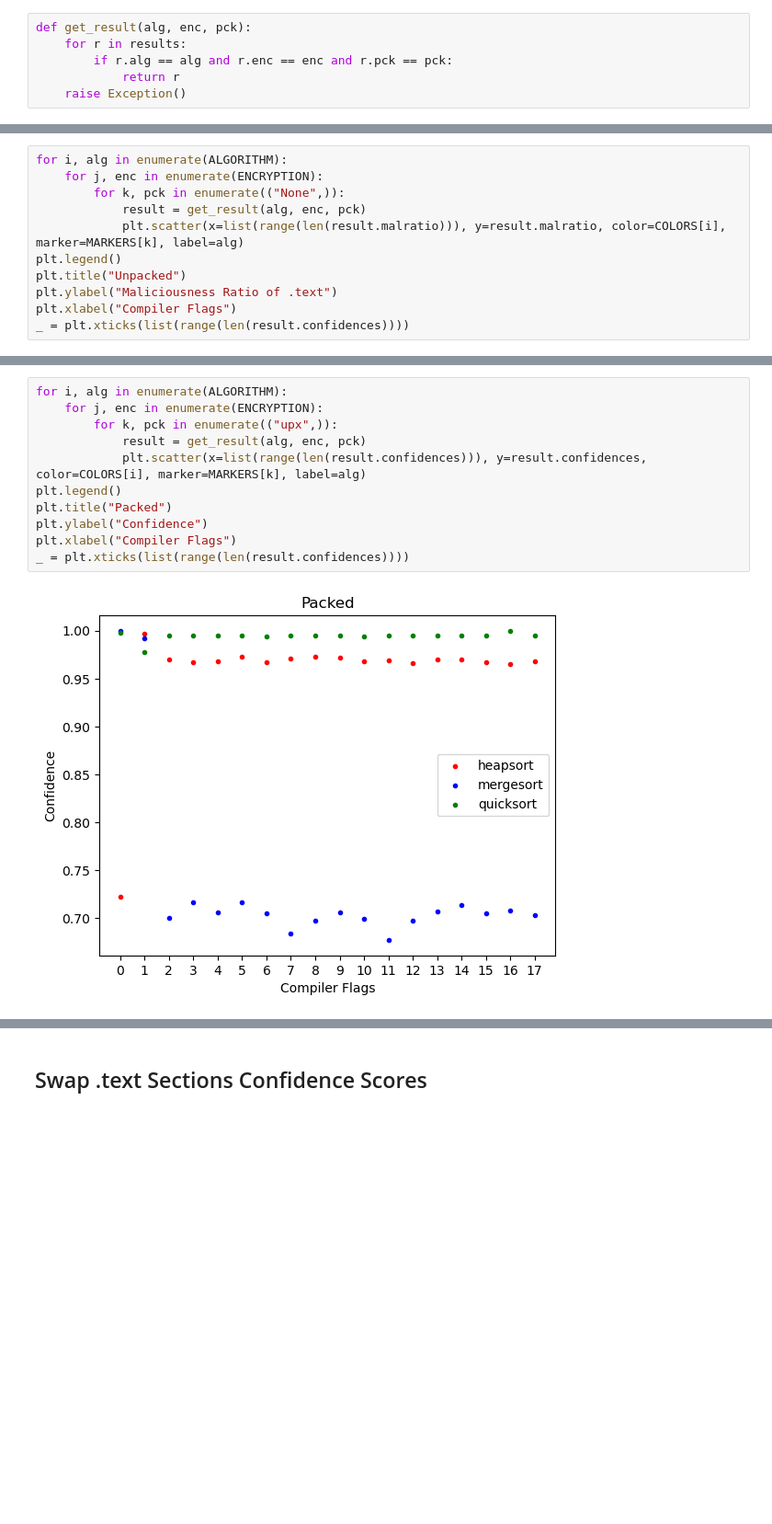
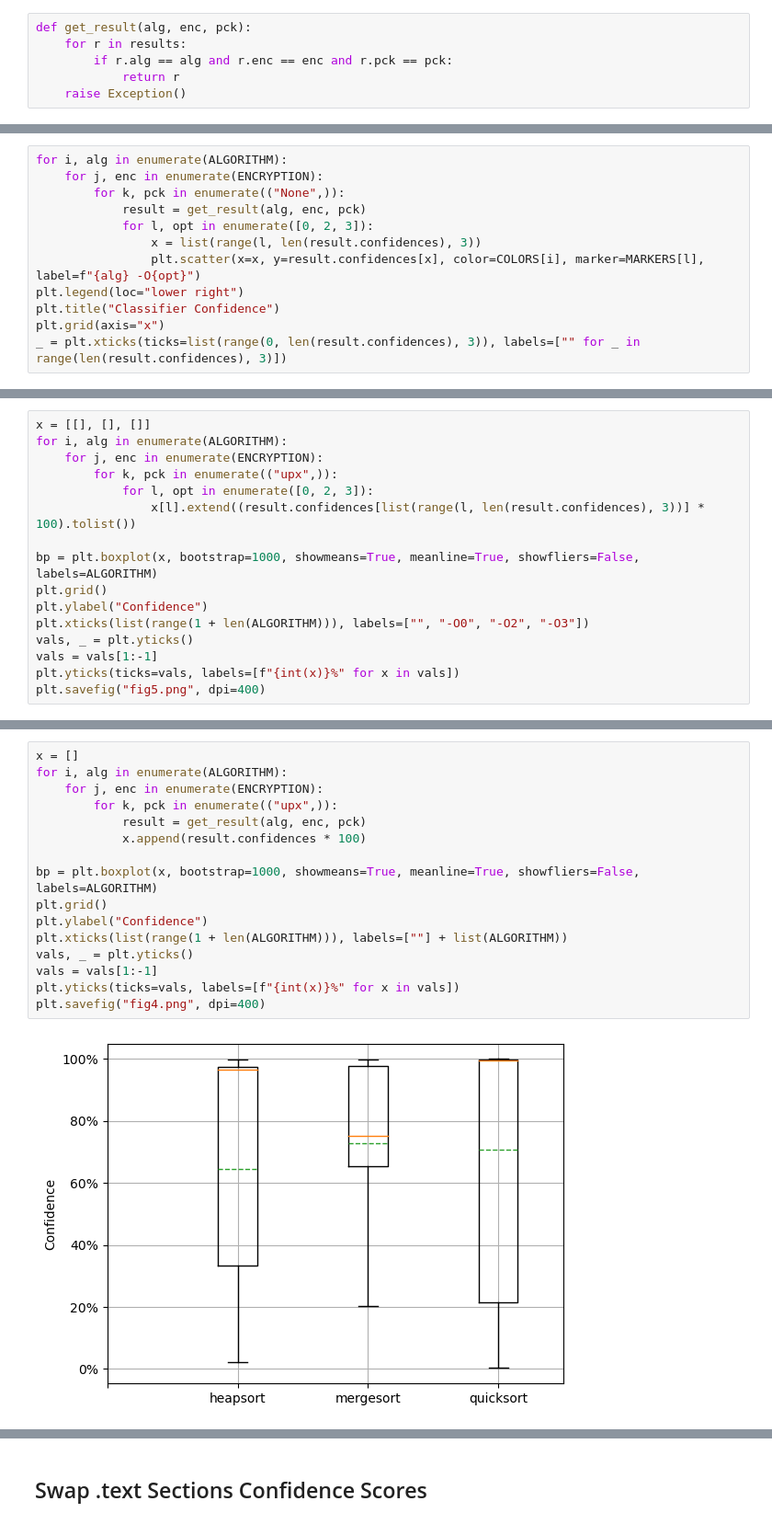
Before and after one commit to lkurlandski/MalConv2, a Jupyter notebook: concept/concept.ipynb, the cells around one changed output, grey strips where cells are left out. Shown at 92% size. Cells and saved outputs as stored; diff of their text form; blank space fills up the shorter version.

```diff
--- a/concept/concept.ipynb
+++ b/concept/concept.ipynb
@@ -300,10 +400,11 @@ for i, alg in enumerate(ALGORITHM):
     for j, enc in enumerate(ENCRYPTION):
         for k, pck in enumerate(("None",)):
             result = get_result(alg, enc, pck)
-            plt.scatter(x=list(range(len(result.malratio))), y=result.malratio, color=COLORS[i], marker=MARKERS[k], label=alg)
-plt.legend()
-plt.title("Unpacked")
-plt.ylabel("Maliciousness Ratio of .text")
-plt.xlabel("Compiler Flags")
-_ = plt.xticks(list(range(len(result.confidences))))
+            for l, opt in enumerate([0, 2, 3]):
+                x = list(range(l, len(result.confidences), 3))
+                plt.scatter(x=x, y=result.confidences[x], color=COLORS[i], marker=MARKERS[l], label=f"{alg} -O{opt}")
+plt.legend(loc="lower right")
+plt.title("Classifier Confidence")
+plt.grid(axis="x")
+_ = plt.xticks(ticks=list(range(0, len(result.confidences), 3)), labels=["" for _ in range(len(result.confidences), 3)])
 # %% [output]
@@ -323,0 +433,16 @@ _ = plt.xticks(list(range(len(result.confidences))))
+# %%
+x = [[], [], []]
+for i, alg in enumerate(ALGORITHM):
+    for j, enc in enumerate(ENCRYPTION):
+        for k, pck in enumerate(("upx",)):
+            for l, opt in enumerate([0, 2, 3]):
+                x[l].extend((result.confidences[list(range(l, len(result.confidences), 3))] * 100).tolist())
+
+bp = plt.boxplot(x, bootstrap=1000, showmeans=True, meanline=True, showfliers=False, labels=ALGORITHM)
+plt.grid()
+plt.ylabel("Confidence")
+plt.xticks(list(range(1 + len(ALGORITHM))), labels=["", "-O0", "-O2", "-O3"])
+vals, _ = plt.yticks()
+vals = vals[1:-1]
+plt.yticks(ticks=vals, labels=[f"{int(x)}%" for x in vals])
+plt.savefig("fig5.png", dpi=400)
@@ -324,13 +451,18 @@ _ = plt.xticks(list(range(len(result.confidences))))
 # %%
+x = []
 for i, alg in enumerate(ALGORITHM):
     for j, enc in enumerate(ENCRYPTION):
         for k, pck in enumerate(("upx",)):
             result = get_result(alg, enc, pck)
-            plt.scatter(x=list(range(len(result.confidences))), y=result.confidences, color=COLORS[i], marker=MARKERS[k], label=alg)
-plt.legend()
-plt.title("Packed")
+            x.append(result.confidences * 100)
+
+bp = plt.boxplot(x, bootstrap=1000, showmeans=True, meanline=True, showfliers=False, labels=ALGORITHM)
+plt.grid()
 plt.ylabel("Confidence")
-plt.xlabel("Compiler Flags")
-_ = plt.xticks(list(range(len(result.confidences))))
+plt.xticks(list(range(1 + len(ALGORITHM))), labels=[""] + list(ALGORITHM))
+vals, _ = plt.yticks()
+vals = vals[1:-1]
+plt.yticks(ticks=vals, labels=[f"{int(x)}%" for x in vals])
+plt.savefig("fig4.png", dpi=400)
 # %% [output]
-[figure, old version]
+[figure, new version]
```
Also changed, not shown: parts of 15 cells of this notebook, 4 other files.
